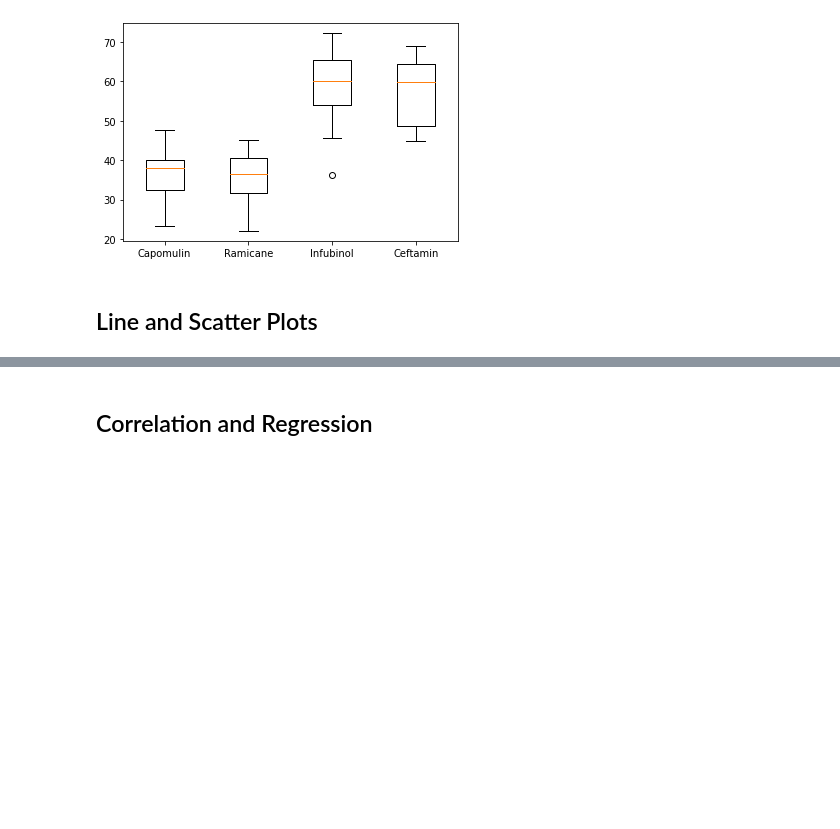
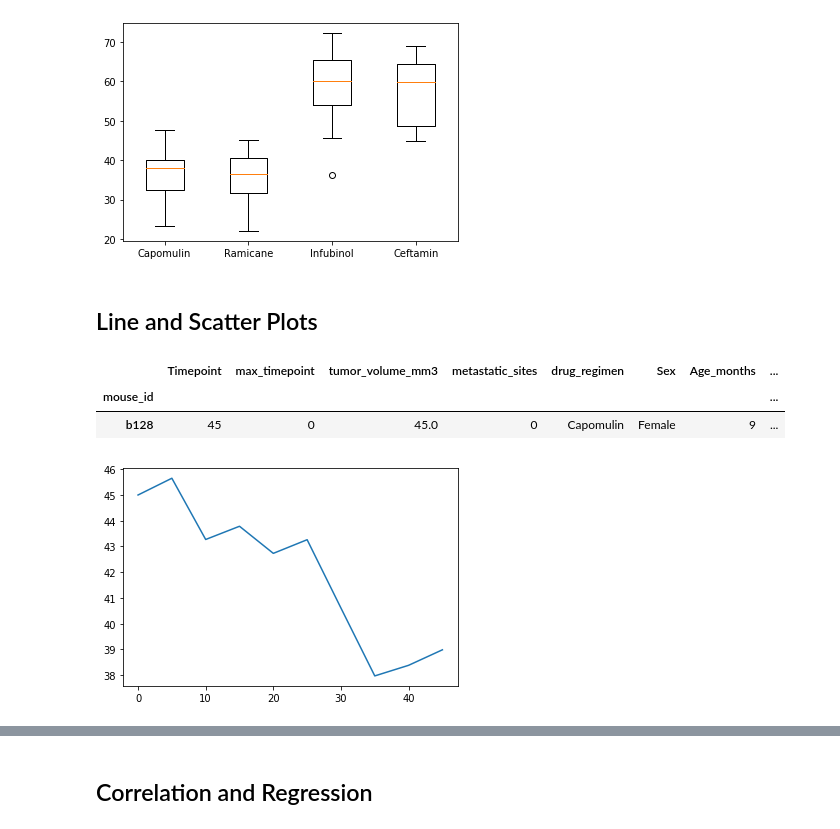
Before and after one commit to rketchum95/Matplotlib-challenge, a Jupyter notebook: main.ipynb, the cells around one changed output, grey strips where cells are left out. Cells and saved outputs as stored; diff of their text form; code cells hidden in the pictures; blank space fills up the shorter version.

Commit message:
Basic line & scatter plots complete

```diff
--- a/main.ipynb
+++ b/main.ipynb
@@ -262,5 +262,20 @@ plt.show()
 ## Line and Scatter Plots
 # %%
 # Generate a line plot of tumor volume vs. time point for a mouse treated with Capomulin
+mouse_capomulin=tumor_vol_final_timepoint.loc[tumor_vol_final_timepoint['drug_regimen']=='Capomulin'].head(1)
+mouse_capomulin
+# %% [output]
+|  | Timepoint | max_timepoint | tumor_volume_mm3 | metastatic_sites | drug_regimen | Sex | Age_months | ... |
+| mouse_id |  |  |  |  |  |  |  | ... |
+| b128 | 45 | 0 | 45.0 | 0 | Capomulin | Female | 9 | ... |
+# %%
+mouse1=clean_study_data_df.loc[clean_study_data_df['mouse_id']=='b128']
+mouse1
+x_axis=mouse1['Timepoint']
+y_axis=mouse1['tumor_volume_mm3']
+plt.plot(x_axis,y_axis)
+plt.show()
+# %% [output]
+[figure, added]
 # %%
 # Generate a scatter plot of average tumor volume vs. mouse weight for the Capomulin regimen
```
Also changed, not shown: parts of 2 cells of this notebook.
